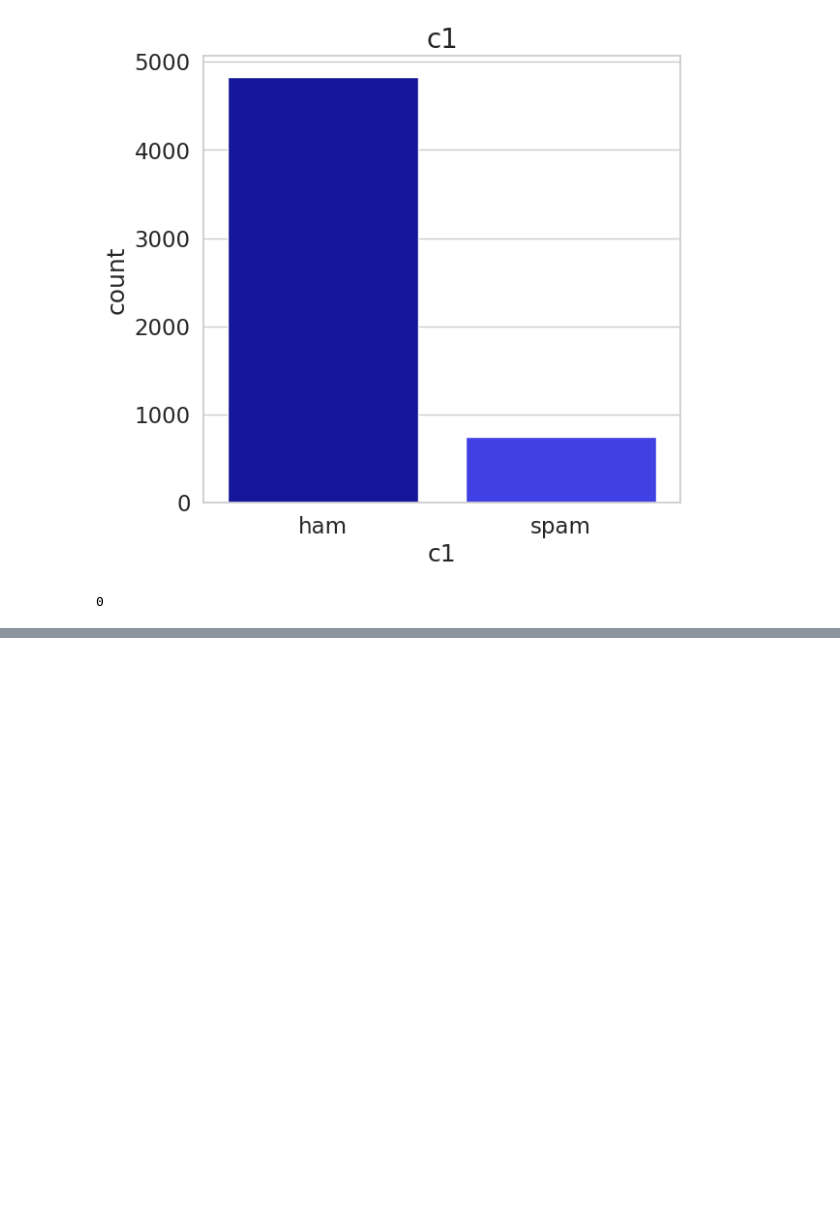
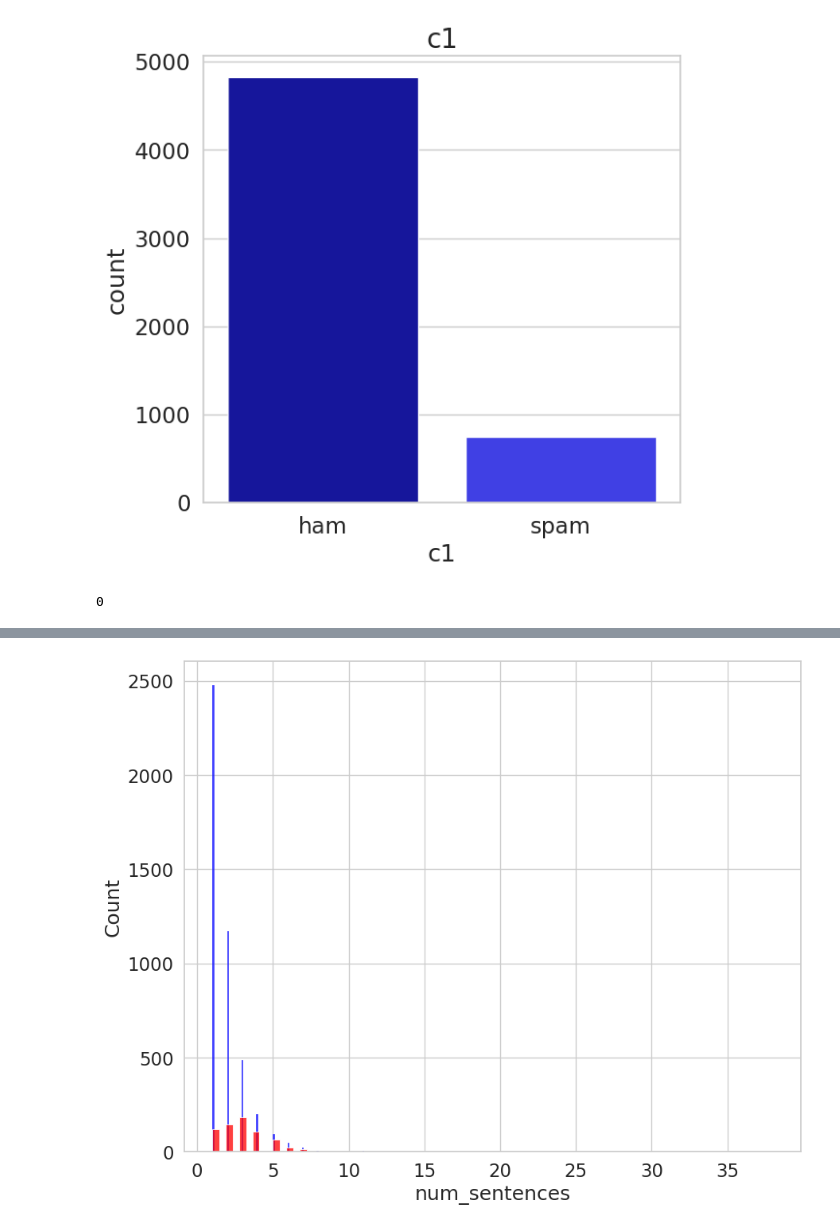
Before and after one commit to anuradhaganapathi/spamdetection, a Jupyter notebook: notebookeceba453d6.ipynb, the cells around one changed output, grey strips where cells are left out. Drawn from its saved outputs; the diff is of its cells as text; code cells hidden in the pictures; blank space fills up the shorter version.

```diff
--- a/notebookeceba453d6.ipynb
+++ b/notebookeceba453d6.ipynb
@@ -96,0 +217,9 @@ data.duplicated().sum()
+# %%
+import seaborn as sns
+
+plt.figure(figsize=(10,8))
+sns.histplot(data[data['c1'] == 'ham']['num_sentences'],color='blue')
+sns.histplot(data[data['c1'] == 'spam']['num_sentences'],color='red')
+plt.show()
+# %% [output]
+[figure, added]
```
Also changed, not shown: parts of 28 cells of this notebook.
